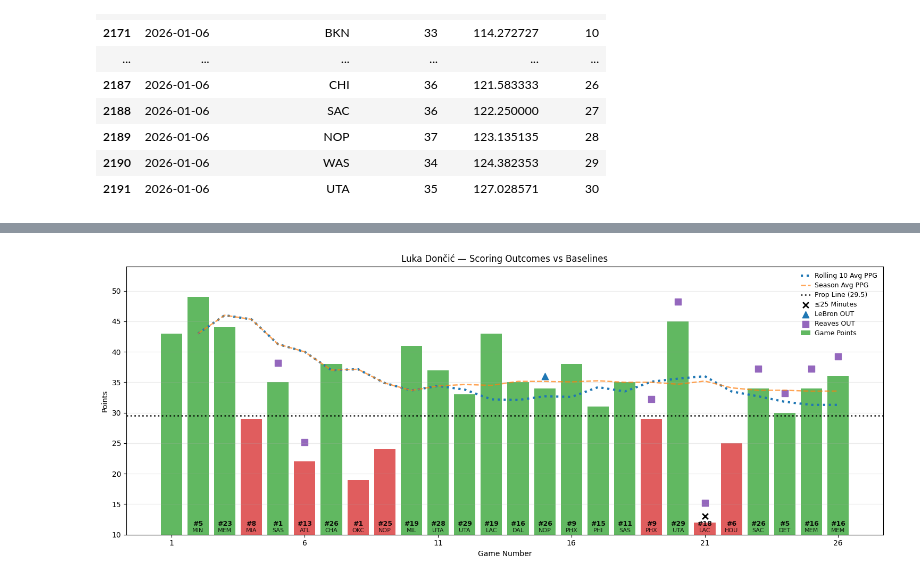
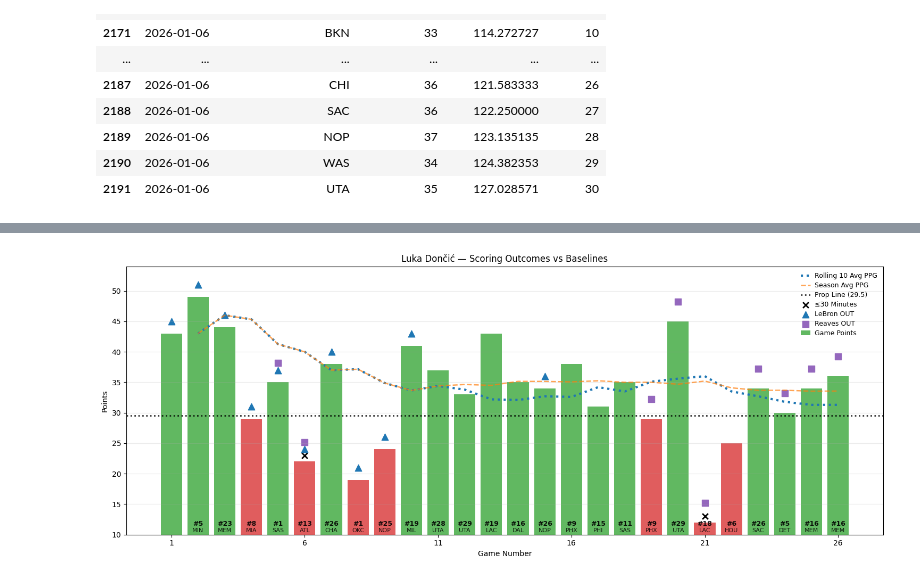
Before and after one commit to sibhisakthivel/nba-game-dashboard-automation, a Jupyter notebook: design.ipynb, the cells around one changed output, grey strips where cells are left out. Drawn from its saved outputs; the diff is of its cells as text; code cells hidden in the pictures.

```diff
--- a/design.ipynb
+++ b/design.ipynb
@@ -1257,7 +779,7 @@ ax.axhline(
 )
 
 # =========================================================
-# 6) Low minutes marker (≤25)
+# 6) Low minutes marker (≤30)
 # =========================================================
 
 def minutes_to_float(min_str):
@@ -1267,7 +789,7 @@ def minutes_to_float(min_str):
     return int(m) + int(s) / 60
 
 plot_df["minutes_float"] = plot_df["minutes"].apply(minutes_to_float)
-low_min_mask = plot_df["minutes_float"] <= 25
+low_min_mask = plot_df["minutes_float"] <= 30
 
 ax.scatter(
     x[low_min_mask],
@@ -1276,7 +798,7 @@ ax.scatter(
     color="black",
     s=60,
     linewidths=2,
-    label="≤25 Minutes"
+    label="≤30 Minutes"
 )
 
 # =========================================================
@@ -1297,7 +819,7 @@ reaves_games = set(
 
 lebron_games = set(
     pbs_names[
-        (pbs_names["familyName"] == "james") &
+        (pbs_names["personId"] == 2544) &
         (pbs_names["game_id"].isin(luka_game_ids))
     ]["game_id"]
 )
@@ -1346,31 +868,42 @@ for i, row in plot_df.iterrows():
             va="bottom",
             fontsize=9,
             fontweight="bold",
             alpha=0.9
         )
 
+# Plot FGA bars
+
+# ax.bar(
+#     x,
+#     plot_df["fieldGoalsAttempted"],
+#     color="black",
+#     alpha=0.4,
+#     width=0.35,
+#     label="Game FGA"
+# )
+
 # =========================================================
 # 9) Formatting
 # =========================================================
 
 ax.set_ylim(10, plot_df["points"].max() + 5)
 ax.set_ylabel("Points")
 ax.set_xlabel("Game Number")
 ax.set_title("Luka Dončić — Scoring Outcomes vs Baselines")
 
 ax.set_xticks(x[::5])
 ax.set_xticklabels(plot_df["game_number"][::5])
 
 ax.grid(axis="y", alpha=0.25)
 ax.legend(
     fontsize=9,
     frameon=False,
     labelspacing=0.4,
     handlelength=1.5,
     handletextpad=0.6
 )
 
 plt.tight_layout()
 plt.show()
 # %% [output]
-[figure, old version]
+[figure, new version]
```
Also changed, not shown: parts of 9 cells of this notebook.
